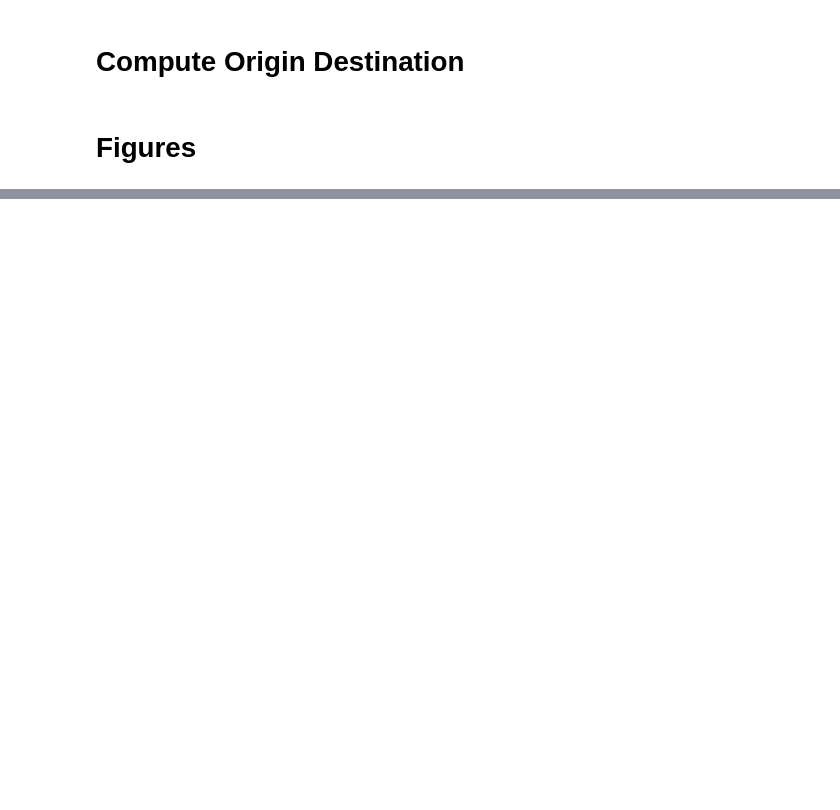
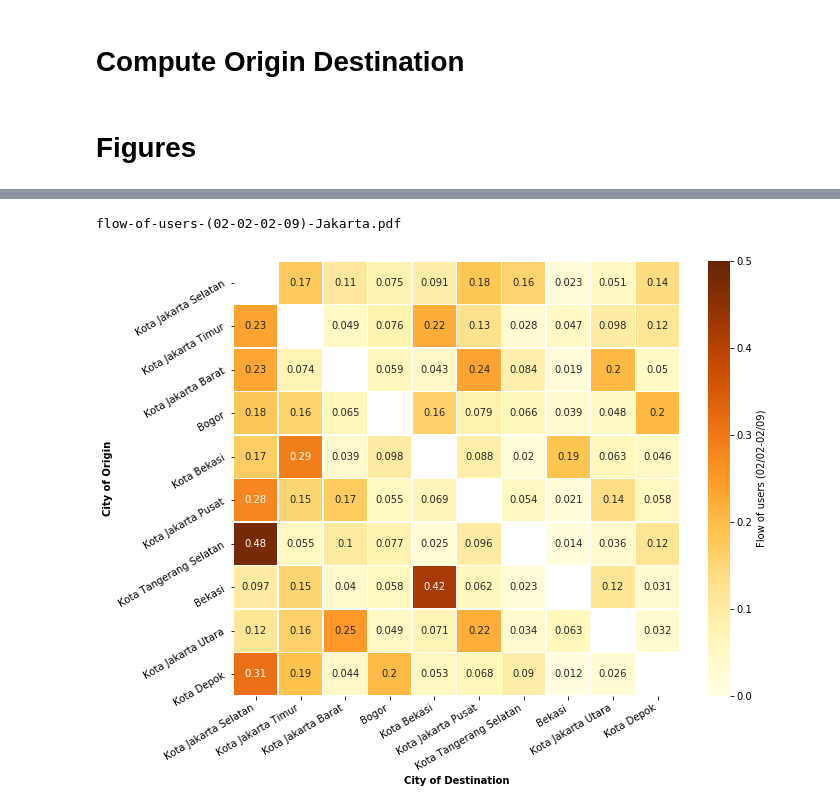
Before and after one commit to spfraib/covid, a Jupyter notebook: ipynb/describe-origin-destination.ipynb, the cells around one changed output, grey strips where cells are left out. Saved outputs shown, nothing was run; the diff lists cells and outputs as text; code cells hidden in the pictures; blank space fills up the shorter version.

```diff
--- a/ipynb/describe-origin-destination.ipynb
+++ b/ipynb/describe-origin-destination.ipynb
@@ -146,3 +173,20 @@ Done in 78 sec
+# %%
+fig,ax=plt.subplots(figsize=(10,8))
+df=trips.xs(initial_date,level='date').unstack().loc[admin_order.index[:10]][admin_order.index[:10]].divide(
+trips.xs(initial_date,level='date').unstack().loc[admin_order.index[:10]][admin_order.index[:10]].sum(1),axis='rows')
+mask=df.isnull()
+name='Flow of users ('+initial_date.strftime('%m/%d')+'-'+(initial_date+timedelta(days=7)).strftime('%m/%d')+')'
+sns.heatmap(df,mask=mask,cmap='YlOrBr', linewidths=0.5, annot=True, cbar_kws={'label': name},vmin=0,vmax=0.5)
+ax.set_xlabel('City of Destination',fontweight='bold')
+ax.set_ylabel('City of Origin',fontweight='bold')
+ax.set_xticklabels(ax.get_yticklabels(), rotation = 30, ha='right')
+ax.set_yticklabels(ax.get_yticklabels(), rotation = 30, ha='right')
+filename=name.lower().replace(' ','-').replace('/','-')+'-'+city_name+'.pdf'
+print(filename)
+plt.savefig(os.path.join(path_to_data+'/../fig',country,filename),bbox_inches='tight')
+# %% [output]
+flow-of-users-(02-02-02-09)-Jakarta.pdf
+[figure, added]
 # %%
 fig,ax=plt.subplots(figsize=(10,8))
 df=trips.xs(final_date,level='date').unstack().loc[admin_order.index[:10]][admin_order.index[:10]].divide(
```
Also changed, not shown: parts of 8 cells of this notebook, 1 other file.
